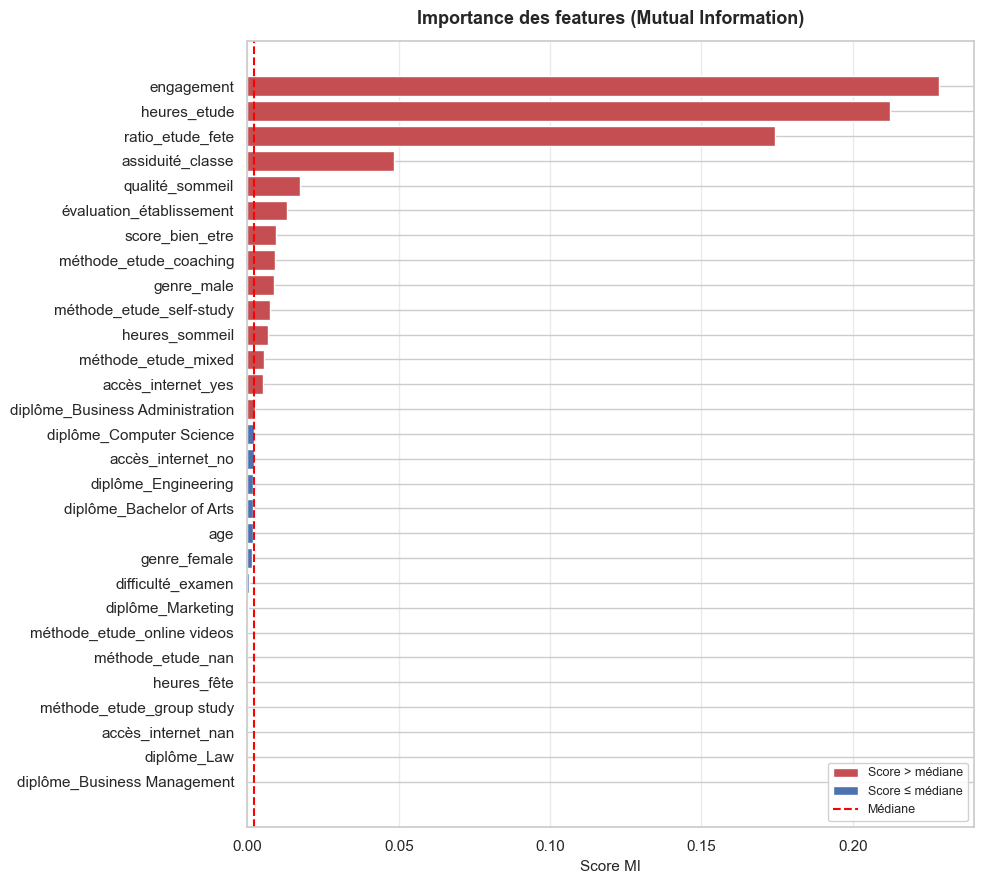
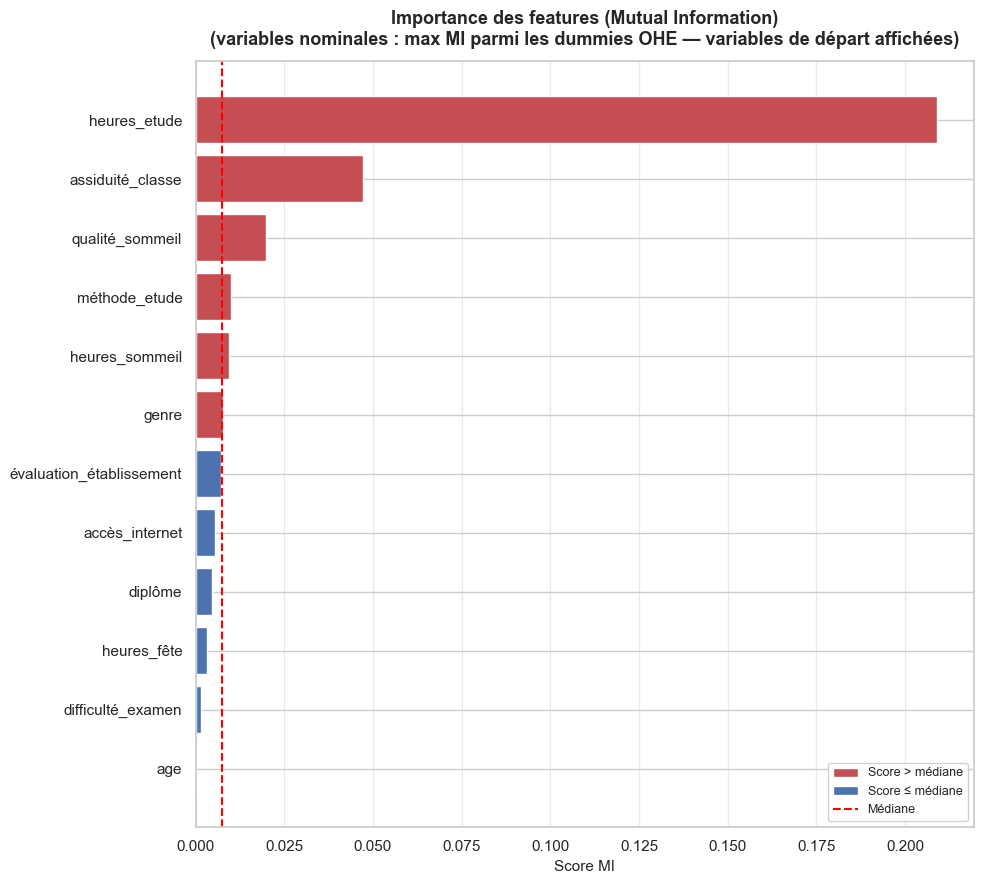
The change to this notebook cell's code, shown as a diff; its figure went from the first image to the second:
--- before
+++ after
@@ -1,13 +1,3 @@
-print('Feature engineering pour Mutual Information...')
-
-he = X_train_orig['heures_etude'].fillna(X_train_orig['heures_etude'].median())
-ratio_ef   = (he / (X_train_orig['heures_fête'] + 1)).values.reshape(-1, 1)
-bien_etre  = (X_train_orig['heures_sommeil'] / 12.0).values.reshape(-1, 1)
-engagement = (X_train_orig['assiduité_classe'] * he).values.reshape(-1, 1)
-
-X_mi_arr = np.hstack([X_train_dense, ratio_ef, bien_etre, engagement])
-mi_feature_names = feat_names_base + ['ratio_etude_fete', 'score_bien_etre', 'engagement']
-
-X_mi = pd.DataFrame(X_mi_arr, columns=mi_feature_names).fillna(0).astype(float)
+X_mi = pd.DataFrame(X_train_dense, columns=feat_names_base).fillna(0).astype(float)
 y_mi = (y_train < 50).astype(int).reset_index(drop=True)
 
@@ -31,7 +21,24 @@
     y_mi_sample = y_mi
 
-print(f'Calcul Mutual Information ({len(mi_feature_names)} features, {len(X_mi_sample):,} lignes)...')
+print(f'Calcul Mutual Information ({X_mi.shape[1]} features, {len(X_mi_sample):,} lignes)...')
 mi = mutual_info_classif(X_mi_sample, y_mi_sample, random_state=42, n_neighbors=3)
-mi_series = pd.Series(mi, index=mi_feature_names).sort_values(ascending=True)
+
+# Variables nominales encodées en OHE → regrouper les dummies par variable originale.
+# On calcule le MI sur toutes les colonnes expansées (précision maximale),
+# puis on prend le max des scores parmi les dummies d'une même variable pour l'affichage.
+one_hot_cols_orig = ['genre', 'diplôme', 'accès_internet', 'méthode_etude']
+
+def _orig_name(feat, ohe_cols):
+    for col in ohe_cols:
+        if feat.startswith(col + '_'):
+            return col
+    return feat
+
+mi_dict = {}
+for feat, score in zip(feat_names_base, mi):
+    key = _orig_name(feat, one_hot_cols_orig)
+    mi_dict.setdefault(key, []).append(score)
+
+mi_series = pd.Series({k: max(v) for k, v in mi_dict.items()}).sort_values(ascending=True)
 print('Calcul MI terminé.')
 
@@ -46,5 +53,9 @@
 ]
 ax5.legend(handles=legend_mi, fontsize=9, framealpha=0.9)
-ax5.set_title('Importance des features (Mutual Information)', fontsize=13, fontweight='bold', pad=12)
+ax5.set_title(
+    'Importance des features (Mutual Information)\n'
+    '(variables nominales : max MI parmi les dummies OHE — variables de départ affichées)',
+    fontsize=13, fontweight='bold', pad=12
+)
 ax5.set_xlabel('Score MI', fontsize=11)
 ax5.grid(axis='x', alpha=0.4)

Commit: change MI